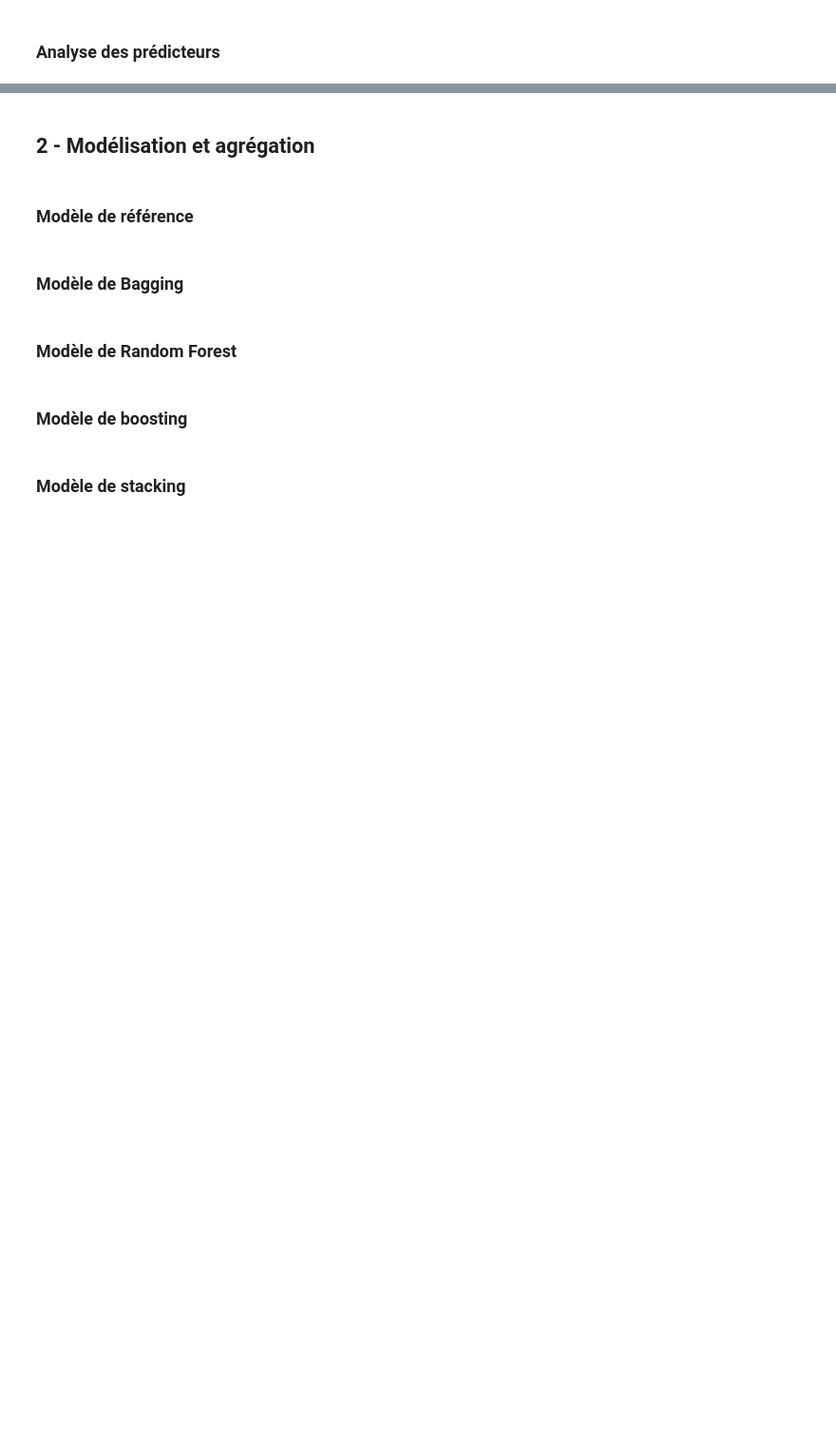
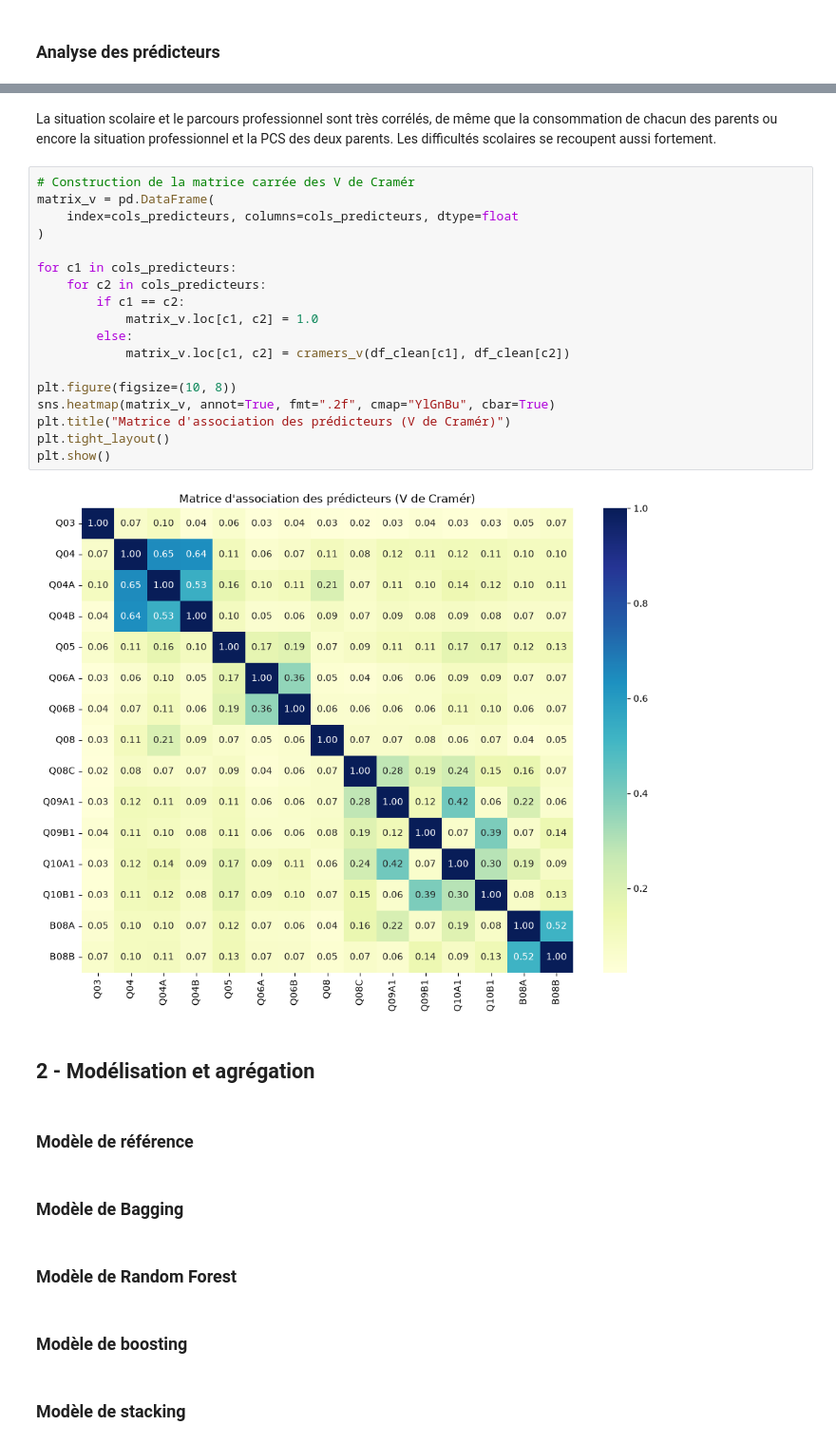
Before and after one commit to RaphaelCarrere/projet_apprentissage_supervise, a Jupyter notebook: projet.ipynb, the cells around one changed output, grey strips where cells are left out. Shown at 95% size. Drawn from its saved outputs; the diff is of its cells as text; blank space fills up the shorter version.

```diff
--- a/projet.ipynb
+++ b/projet.ipynb
@@ -67,3 +571,25 @@ escap
+# %% [markdown]
+La situation scolaire et le parcours professionnel sont très corrélés, de même que la consommation de chacun des parents ou encore la situation professionnel et la PCS des deux parents. Les difficultés scolaires se recoupent aussi fortement.
+# %%
+# Construction de la matrice carrée des V de Cramér
+matrix_v = pd.DataFrame(
+    index=cols_predicteurs, columns=cols_predicteurs, dtype=float
+)
+
+for c1 in cols_predicteurs:
+    for c2 in cols_predicteurs:
+        if c1 == c2:
+            matrix_v.loc[c1, c2] = 1.0
+        else:
+            matrix_v.loc[c1, c2] = cramers_v(df_clean[c1], df_clean[c2])
+
+plt.figure(figsize=(10, 8))
+sns.heatmap(matrix_v, annot=True, fmt=".2f", cmap="YlGnBu", cbar=True)
+plt.title("Matrice d'association des prédicteurs (V de Cramér)")
+plt.tight_layout()
+plt.show()
+# %% [output]
+[figure, added]
 # %% [markdown]
 ## 2 - Modélisation et agrégation
 # %% [markdown]
```
Also changed, not shown: parts of 24 cells of this notebook.
